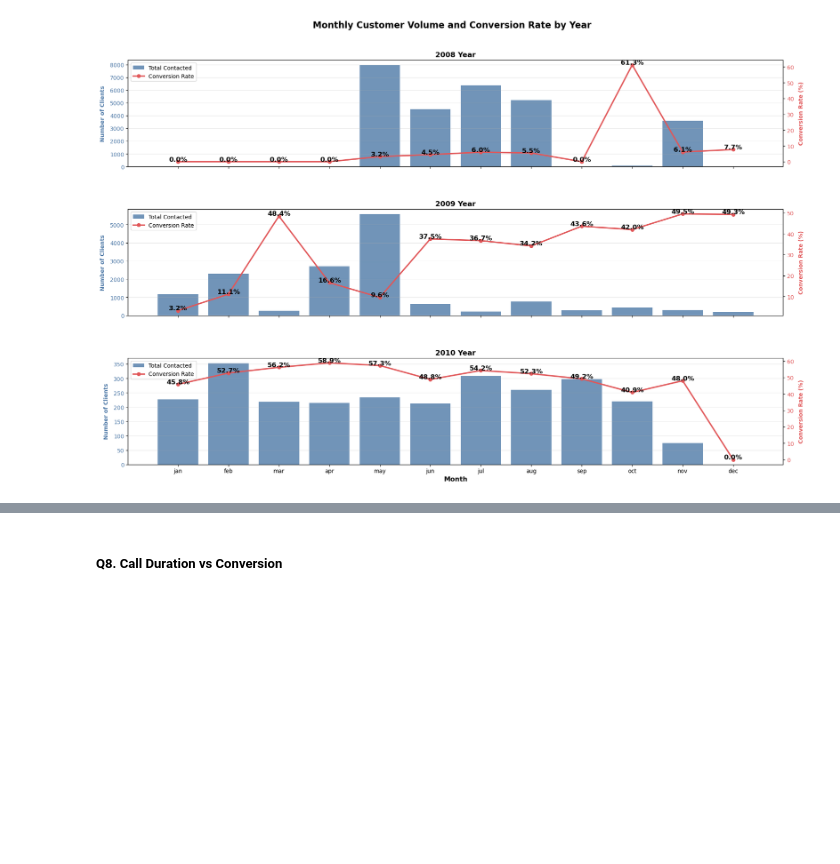
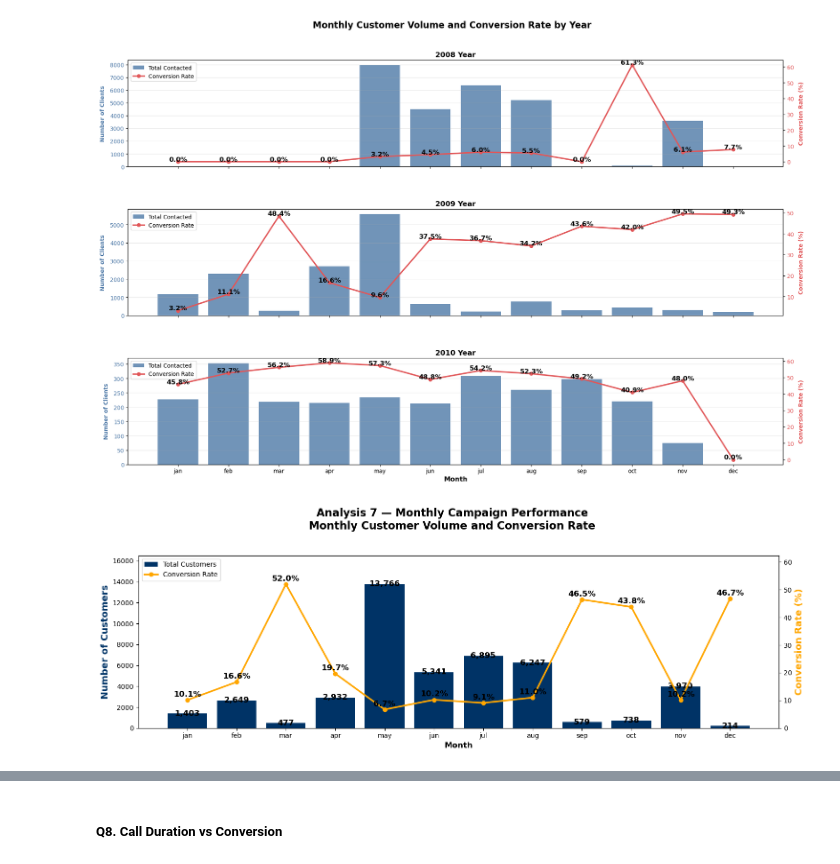
Before and after one commit to annugit1655/Bank-TeleMarketing, a Jupyter notebook: notebooks/02-bivariate-correlation-analysis.ipynb, the cells around one changed output, grey strips where cells are left out. Cells and saved outputs as stored; diff of their text form; code cells hidden in the pictures; blank space fills up the shorter version.

Commit message:
month_analysis

```diff
--- a/notebooks/02-bivariate-correlation-analysis.ipynb
+++ b/notebooks/02-bivariate-correlation-analysis.ipynb
@@ -639,7 +639,10 @@ display_md("**SEASONAL ANALYSIS**")
 print("=" * 30)
 
 # By month
-month_subscription = data.groupby('month')['term_deposit'].apply(lambda x: (x == 'yes').mean() * 100)
+month_order = ['jan','feb','mar','apr','may','jun',
+               'jul','aug','sep','oct','nov','dec']
+
+month_subscription = data.groupby('month')['term_deposit'].apply(lambda x: (x == 'yes').mean() * 100).reindex(month_order)
 print("Subscription Rate by Month:")
 for month, rate in month_subscription.items():
     count = (data['month'] == month).sum()
@@ -761,3 +764,96 @@ plt.subplots_adjust(hspace=0.4)
 plt.show()
 # %% [output]
 [figure]
+# %%
+# Monthly campaign performance
+month_success = (
+    data.groupby('month')['term_deposit']
+        .value_counts()
+        .unstack(fill_value=0)
+        .reindex(month_order)
+)
+
+# Ensure both 'yes' and 'no' columns exist
+month_success = month_success.reindex(columns=['no', 'yes'], fill_value=0)
+
+# Calculate total customers and conversion rate
+month_success['total'] = month_success.sum(axis=1)
+month_success['success_rate'] = (
+    100 * month_success['yes'] / month_success['total']
+)
+
+# ---------------------- Visualization ----------------------
+fig, ax = plt.subplots(figsize=(15, 5))
+
+# Customer volume (bar chart)
+ax.bar(
+    month_success.index,
+    month_success['total'],
+    color='#003366',
+    label='Total Customers'
+)
+
+ax.set_ylabel(
+    'Number of Customers',
+    fontsize=14,
+    fontweight='bold',
+    color='#003366'
+)
+
+ax.set_ylim(
+    0,
+    month_success['total'].max() * 1.2
+)
+
+# Annotate bar
+for i, count in enumerate(month_success['total']):
+    ax.text(i, count, f"{count:,}", color='k', ha='center', va='center', fontsize=12, fontweight='bold')
+
+# Secondary axis for conversion rate
+ax1 = ax.twinx()
+ax1.plot(
+    month_success.index,
+    month_success['success_rate'],
+    color='#ffa600',
+    marker='o',
+    linewidth=2.5,
+    label='Conversion Rate'
+)
+
+ax1.set_ylabel(
+    'Conversion Rate (%)',
+    fontsize=14,
+    fontweight='bold',
+    color='#ffa600'
+)
+
+ax1.set_ylim(
+    0,
+    month_success['success_rate'].max() * 1.2
+)
+
+# Annotate the line
+for i, rate in enumerate(month_success['success_rate']):
+    ax1.text(i, rate+2, f"{rate:.1f}%", fontsize=12, fontweight='bold', ha='center', va='center', color='k')
+# Title (fixed)
+fig.suptitle(
+    "Analysis 7 — Monthly Campaign Performance\n"
+    "Monthly Customer Volume and Conversion Rate",
+    fontsize=16,
+    fontweight='bold',
+    y=1.04
+)
+
+# X-axis label
+ax.set_xlabel('Month', fontsize=12, fontweight='bold')
+
+
+# Combined legends
+h1, l1 = ax.get_legend_handles_labels()
+h2, l2 = ax1.get_legend_handles_labels()
+ax1.legend(h1+h2, l1+l2, loc='upper left')
+
+plt.tight_layout()
+plt.show()
+# %% [output]
+[figure, added]
```
Also changed, not shown: parts of 9 cells of this notebook.
